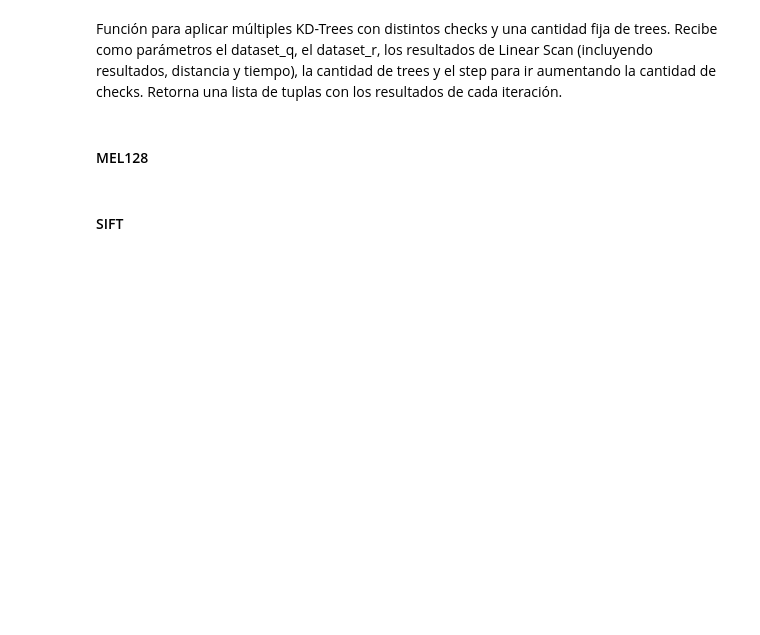
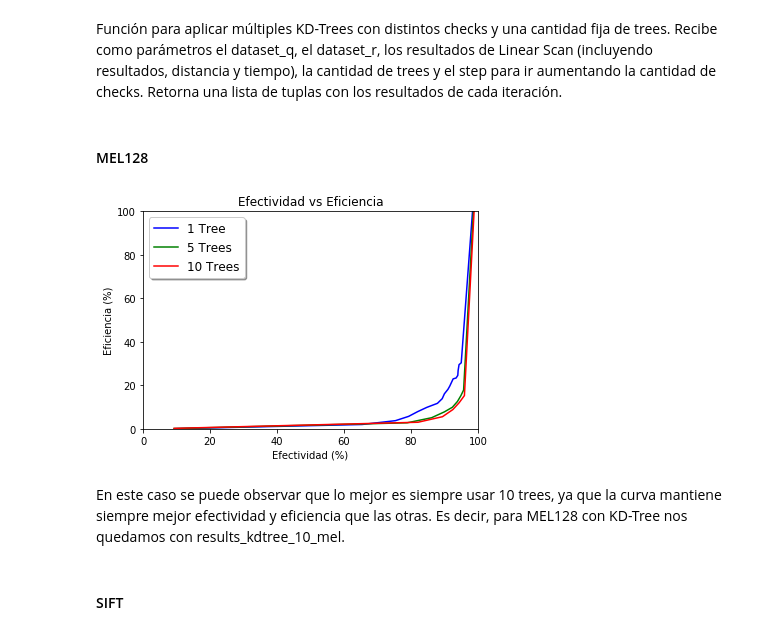
Before and after one commit to pbelmonte/rim-tarea-2, a Jupyter notebook: Tarea-2.ipynb, the cells around one changed output. Drawn from its saved outputs; the diff is of its cells as text; code cells hidden in the pictures; blank space fills up the shorter version.

```diff
--- a/Tarea-2.ipynb
+++ b/Tarea-2.ipynb
@@ -210,5 +213,39 @@ def aplicar_kdtrees(dataset_q, dataset_r, lscan_results, lscan_dists, tiempo_lsc
     return results
 # %% [markdown]
 #### MEL128
+# %%
+results_kdtree_1_mel = aplicar_kdtrees(dataset_q_mel, dataset_r_mel, lscan_results_mel, lscan_dists_mel, tiempo_lscan_mel, 1, 200)
+results_kdtree_5_mel = aplicar_kdtrees(dataset_q_mel, dataset_r_mel, lscan_results_mel, lscan_dists_mel, tiempo_lscan_mel, 5, 200)
+results_kdtree_10_mel = aplicar_kdtrees(dataset_q_mel, dataset_r_mel, lscan_results_mel, lscan_dists_mel, tiempo_lscan_mel, 10, 200)
+# %%
+# obtener efectividad y eficiencia para cada caso
+efectividad_kdtree_1_mel = [e[0] for e in results_kdtree_1_mel]
+eficiencia_kdtree_1_mel = [e[1] for e in results_kdtree_1_mel]
+
+efectividad_kdtree_5_mel = [e[0] for e in results_kdtree_5_mel]
+eficiencia_kdtree_5_mel = [e[1] for e in results_kdtree_5_mel]
+
+efectividad_kdtree_10_mel = [e[0] for e in results_kdtree_10_mel]
+eficiencia_kdtree_10_mel = [e[1] for e in results_kdtree_10_mel]
+
+fig, ax = plt.subplots()
+ax.set_xlim([0,100])
+ax.set_ylim([0,100])
+ax.set_xlabel('Efectividad (%)')
+ax.set_ylabel('Eficiencia (%)')
+ax.set_title(r'Efectividad vs Eficiencia')
+
+# graficar
+ax.plot(efectividad_kdtree_1_mel, eficiencia_kdtree_1_mel, 'b', label='1 Tree')
+ax.plot(efectividad_kdtree_5_mel, eficiencia_kdtree_5_mel, 'g', label='5 Trees')
+ax.plot(efectividad_kdtree_10_mel, eficiencia_kdtree_10_mel, 'r', label='10 Trees')
+
+legend = ax.legend(loc='upper left', shadow=True, fontsize='large')
+
+plt.show()
+# %% [output]
+[figure, added]
+# %% [markdown]
+En este caso se puede observar que lo mejor es siempre usar 10 trees, ya que la curva mantiene siempre mejor efectividad y eficiencia que las otras. Es decir, para MEL128 con KD-Tree nos quedamos con results_kdtree_10_mel.
 # %% [markdown]
 #### SIFT
```
Also changed, not shown: parts of 30 cells of this notebook.
